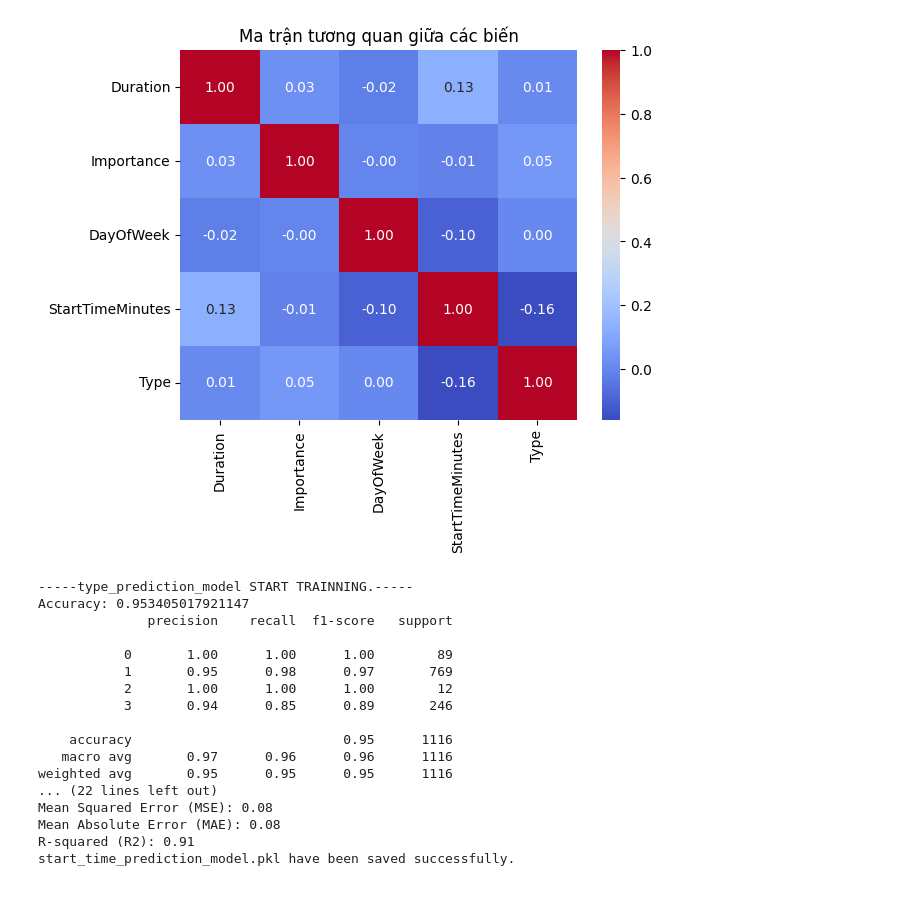
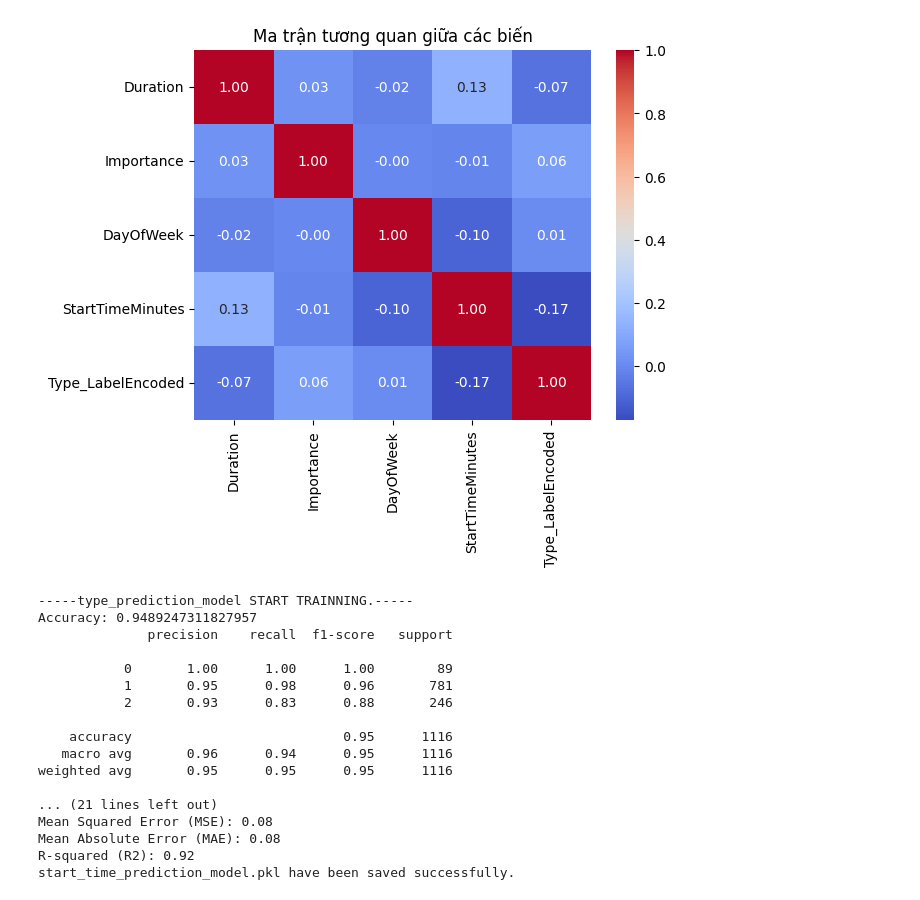
Before and after one commit to LeQNha/DACN1_ToTasks, a Jupyter notebook: ToTasksAII/TrainScript.ipynb, the cells around one changed output. Cells and saved outputs as stored; diff of their text form; code cells hidden in the pictures.

Commit message:
one hot encoding for type, fix optimize function

```diff
--- a/ToTasksAII/TrainScript.ipynb
+++ b/ToTasksAII/TrainScript.ipynb
@@ -106,23 +106,30 @@ dtype: int64
 # %%
 # 1. Heatmap biểu thị tương quan giữa các cột số
 plt.figure()
-correlation = used_data[["Duration", "Importance", "DayOfWeek", "StartTimeMinutes", "Type"]].corr()
+correlation = used_data[["Duration", "Importance", "DayOfWeek", "StartTimeMinutes", "Type_LabelEncoded"]].corr()
 sns.heatmap(correlation, annot=True, cmap="coolwarm", fmt=".2f")
 plt.title("Ma trận tương quan giữa các biến")
 plt.show()
 # %% [output]
-[figure, old version]
+[figure, new version]
 # %%
 # Huấn luyện và lưu mô hình
 # TRAIN TYPE PREDICTION MODEL
 # train_type_prediction_model(task_name_vectorized, used_data_type=used_data['Type'], used_data_userid=used_data['UserID'])
-train_type_prediction_model(task_name_vectorized, used_data_type=used_data['Type'])
+# train_type_prediction_model(task_name_vectorized, used_data_type=used_data['Type'])
+train_type_prediction_model(task_name_vectorized, used_data_type=used_data['Type_LabelEncoded'])
 
 # TRAIN IMPORTANCE PREDICTION MODEL
 # train_importance_prediction_model(task_name_vectorized, used_data_type=used_data['Type'],
 #                                   used_data_importance=used_data['Importance'], used_data_userid=used_data['UserID'])
-train_importance_prediction_model(task_name_vectorized, used_data_type=used_data['Type'],
-                                  used_data_importance=used_data['Importance'])
+# train_importance_prediction_model(task_name_vectorized, used_data_type=used_data['Type'],
+#                                   used_data_importance=used_data['Importance'])
+type_one_hot = used_data[['Type_Education', 'Type_Personal', 'Type_Work']]
+train_importance_prediction_model(
+    task_name_vectorized,
+    used_data_type=type_one_hot,
+    used_data_importance=used_data['Importance']
+)
 
 # TRAIN DURATION PREDICTION MODEL
 # train_duration_prediction_model(task_name_vectorized, used_data_type=used_data['Type'],
@@ -138,7 +145,8 @@ train_importance_prediction_model(task_name_vectorized, used_data_type=used_data
 # )
 train_duration_prediction_model(
     task_name_vectorized,
-    used_data_type=used_data['Type'],
+    # used_data_type=used_data['Type'],
+    used_data_type=type_one_hot,
     used_data_DayOfWeek_sin=used_data['DayOfWeek_sin'],
     used_data_DayOfWeek_cos=used_data['DayOfWeek_cos'],
     used_data_importance=used_data['Importance'],
@@ -155,25 +163,30 @@ train_duration_prediction_model(
 # required_columns = used_data[['Type', 'Importance', 'DayOfWeek', 'UserID']]
 # required_columns = used_data[['Type', 'Importance', 'DayOfWeek', 'StartTime_sin', 'StartTime_cos',]]
 # required_columns = used_data[['Type', 'Importance', 'DayOfWeek']]
-required_columns = used_data[['Type', 'Importance', 'DayOfWeek_sin', 'DayOfWeek_cos']]
+# required_columns = used_data[['Type', 'Importance', 'DayOfWeek_sin', 'DayOfWeek_cos']]
+
+required_columns = pd.concat([
+    type_one_hot.reset_index(drop=True),
+    used_data[['Importance', 'DayOfWeek_sin', 'DayOfWeek_cos']].reset_index(drop=True)
+], axis=1)
 
 train_start_time_prediction_model_2(task_name_vectorized, required_columns=required_columns,
                                   start_time_minutes=used_data['StartTimeMinutes'])
 # %% [output]
 -----type_prediction_model START TRAINNING.-----
-Accuracy: 0.953405017921147
+Accuracy: 0.9489247311827957
               precision    recall  f1-score   support
 
            0       1.00      1.00      1.00        89
-           1       0.95      0.98      0.97       769
-           2       1.00      1.00      1.00        12
-           3       0.94      0.85      0.89       246
+           1       0.95      0.98      0.96       781
+           2       0.93      0.83      0.88       246
 
     accuracy                           0.95      1116
-   macro avg       0.97      0.96      0.96      1116
+   macro avg       0.96      0.94      0.95      1116
 weighted avg       0.95      0.95      0.95      1116
-... (22 lines left out)
+
+... (21 lines left out)
 Mean Squared Error (MSE): 0.08
 Mean Absolute Error (MAE): 0.08
-R-squared (R2): 0.91
+R-squared (R2): 0.92
 start_time_prediction_model.pkl have been saved successfully.
```
Also changed, not shown: parts of 3 cells of this notebook, 17 other files.
